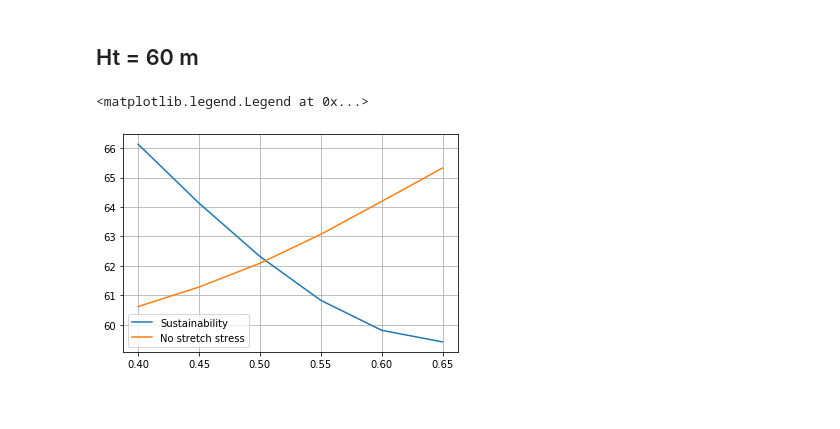
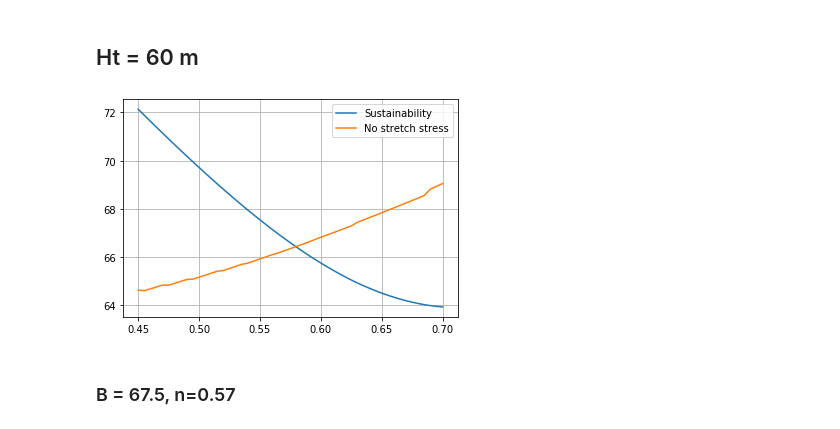
Before and after one commit to George-Mounts/bachelor_project, a Jupyter notebook: 3_better_function.ipynb, the cells around one changed output. Cells and saved outputs as stored; diff of their text form; code cells hidden in the pictures.

Commit message:
Local vars and B,n / Ht plot

```diff
--- a/3_better_function.ipynb
+++ b/3_better_function.ipynb
@@ -399,40 +379,48 @@ Own weight
 # %% [markdown]
 ## Ht = 60 m
 # %%
-n_array = np.arange(0.4, 0.7, 0.05)
-B_array = np.arange(40, 91, 1)
-B_graph_array = np.zeros((3, n_array.size))
-sigma_z_allow = 30
+def plot_bn(Ht_plot=60, B_range=(40, 91), print_init=False):
+    B_array = np.arange(B_range[0], B_range[1], 1)
+    n_array = np.linspace(0.45, 0.7, B_array.size)
+    B_graph_array = np.zeros((3, n_array.size))
+    sigma_z_allow = 30
 
-super_array = np.zeros((n_array.size, 4, B_array.size))
-over_zero_array = np.zeros((n_array.size, ))
-for i in super_array:
-    i[0] = B_array
+    super_array = np.zeros((n_array.size, 4, B_array.size))
+
+    if print_init == True:
+        print(n_array)
+        print(B_array)
+        print(sigma_z_allow)
+
+    for i in super_array:
+        i[0] = B_array
 
 #sustain
-for j, n in enumerate(n_array):
+    for j, n in enumerate(n_array):
 
-    for i, B in enumerate(B_array):
-        super_array[j][1][i] = static_calc(output="sustainability")
-        super_array[j][2][i] = static_calc(output="no_stretch_eq")
-        super_array[j][3][i] = static_calc(output="sigma_zA")
-        if super_array[j][1][i] > 0 and super_array[j][1][i-1] < 0:
-            #print(str(n)[:3], super_array[j][0][i-1], super_array[j][0][i], super_array[j][1][i-1], super_array[j][1][i])
-            B_graph_array[0][j] = super_array[j][0][i-1] - super_array[j][1][i-1] / (super_array[j][1][i] - super_array[j][1][i-1])
-            B_graph_array[1][j] = super_array[j][0][i-1] - super_array[j][2][i-1] / (super_array[j][2][i] - super_array[j][2][i-1])
-            B_graph_array[2][j] = super_array[j][0][i-1] - super_array[j][3][i-1] / (super_array[j][3][i] - super_array[j][3][i-1])
+        for i, B in enumerate(B_array):
+            super_array[j][1][i] = static_calc(Ht=Ht_plot, n=n, B=B, output="sustainability")
+            super_array[j][2][i] = static_calc(Ht=Ht_plot, n=n, B=B, output="no_stretch_eq")
+            super_array[j][3][i] = static_calc(Ht=Ht_plot, n=n, B=B, output="sigma_zA")
+            if super_array[j][1][i] > 0 and super_array[j][1][i-1] < 0:
+                #print(str(n)[:4], super_array[j][0][i-1], super_array[j][0][i], super_array[j][1][i-1], super_array[j][1][i])
+                B_graph_array[0][j] = super_array[j][0][i-1] - super_array[j][1][i-1] / (super_array[j][1][i] - super_array[j][1][i-1])
+                B_graph_array[1][j] = super_array[j][0][i-1] - super_array[j][2][i-1] / (super_array[j][2][i] - super_array[j][2][i-1])
+                B_graph_array[2][j] = super_array[j][0][i-1] - super_array[j][3][i-1] / (super_array[j][3][i] - super_array[j][3][i-1])
 
 
-#print(B_graph_array)
-#print("For n = 0.1: ")
-#print(super_array[0])
+    #print(B_graph_array)
 
-fig, ax = plt.subplots()
-ax.plot(n_array, B_graph_array[0], label="Sustainability")
-ax.plot(n_array, B_graph_array[1], label="No stretch stress")
-ax.grid()
-ax.legend()
+
+    fig, ax = plt.subplots()
+    ax.plot(n_array, B_graph_array[0], label="Sustainability")
+    ax.plot(n_array, B_graph_array[1], label="No stretch stress")
+    ax.grid()
+    ax.legend()
+
+plot_bn(Ht_plot=60)
 # %% [output]
-<matplotlib.legend.Legend at 0x...>
-[figure, old version]
+[figure, new version]
+# %% [markdown]
+### B = 67.5, n=0.57
 # %%
```
Also changed, not shown: parts of 28 cells of this notebook.
